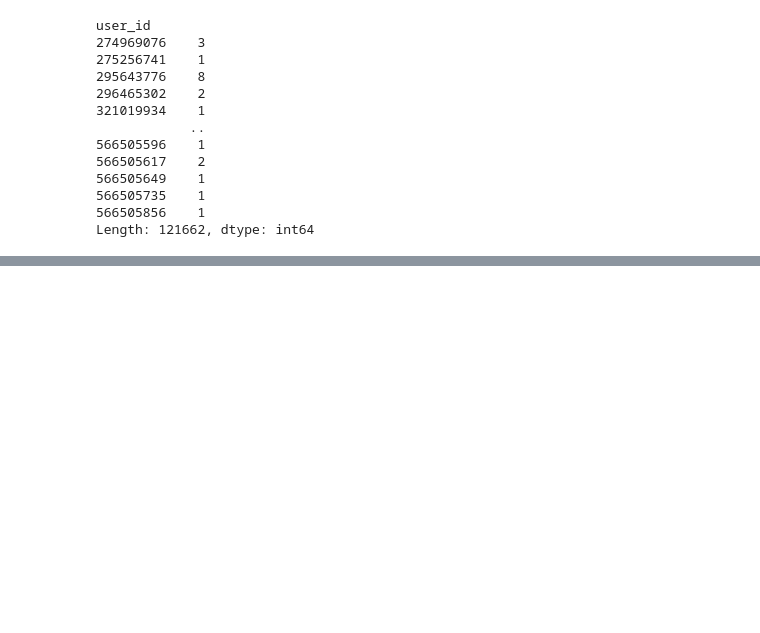
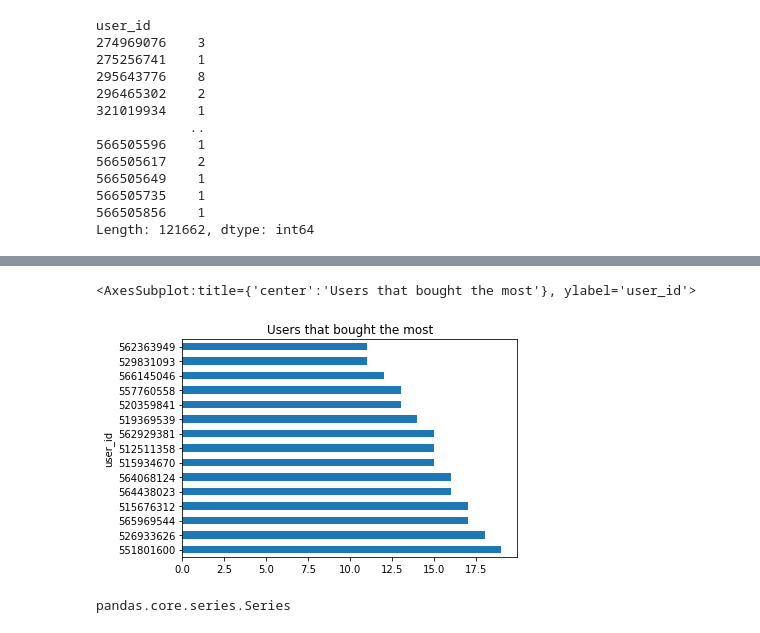
Before and after one commit to Hmmsien/ECommerce_behavior, a Jupyter notebook: data-exploration.ipynb, the cells around one changed output, grey strips where cells are left out. Drawn from its saved outputs; the diff is of its cells as text; code cells hidden in the pictures; blank space fills up the shorter version.

```diff
--- a/data-exploration.ipynb
+++ b/data-exploration.ipynb
@@ -82,0 +119,11 @@ usercount = user_group["user_id"].count().sort_values()
+# %%
+user_group_purchase = df[df["event_type"]=="purchase"].groupby("user_id")
+userActPurchase = user_group_purchase["user_id"].count().sort_values(ascending=False)
+userActPurchase[:15].plot(kind="barh", title="Users that bought the most")
+# %% [output]
+<AxesSubplot:title={'center':'Users that bought the most'}, ylabel='user_id'>
+[figure, added]
+# %%
+type(userActPurchase)
+# %% [output]
+pandas.core.series.Series
```
Also changed, not shown: parts of 10 cells of this notebook, 2 other files.
